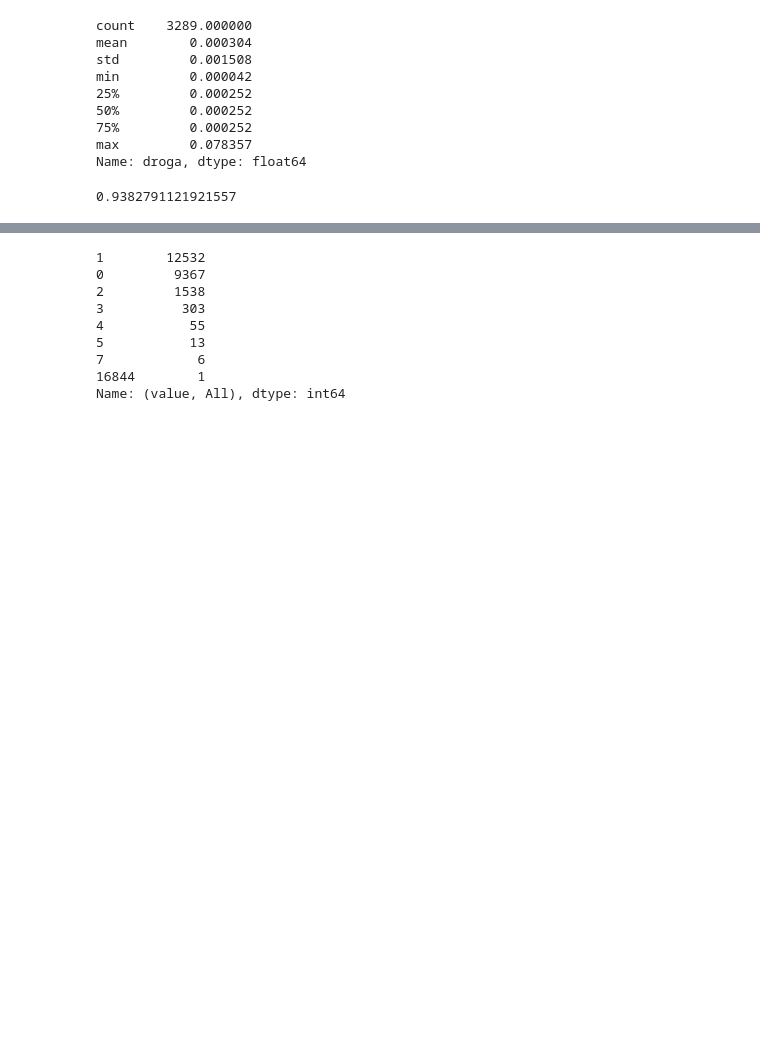
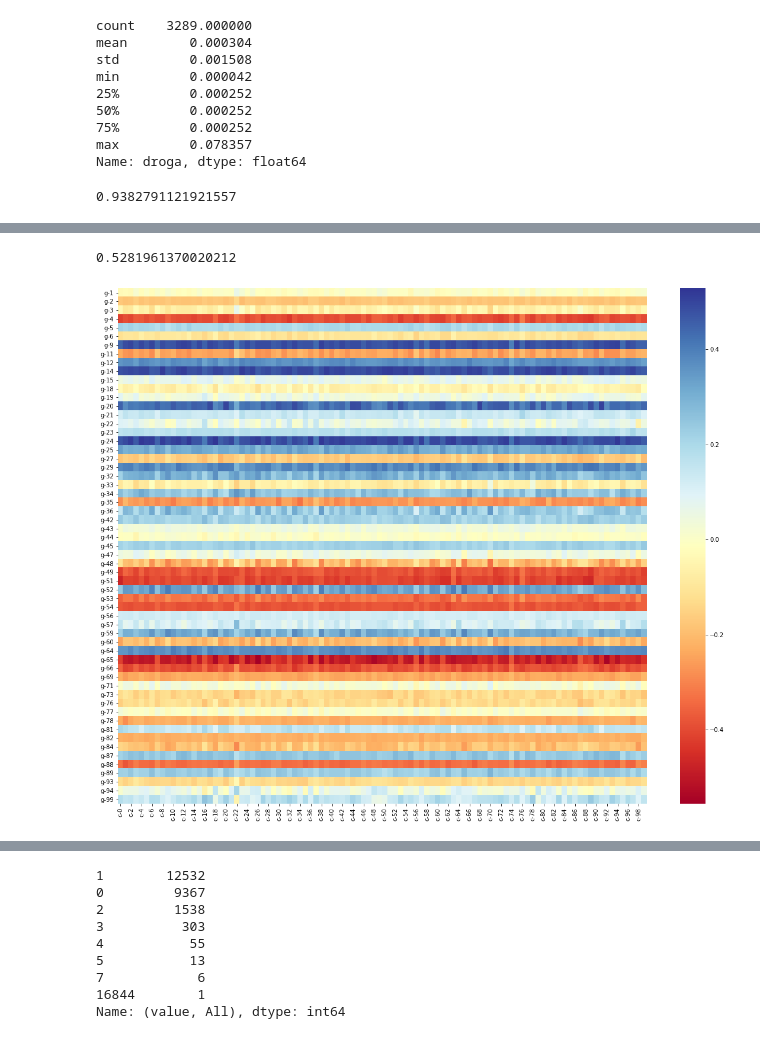
Before and after one commit to SrBisco/imersao-dados-desafio-final, a Jupyter notebook: Notebooks/primeira_analise.ipynb, the cells around one changed output, grey strips where cells are left out. Cells and saved outputs as stored; diff of their text form; code cells hidden in the pictures; blank space fills up the shorter version.

```diff
--- a/Notebooks/primeira_analise.ipynb
+++ b/Notebooks/primeira_analise.ipynb
@@ -94,0 +136,8 @@ qtde_droga[qtde_droga>=exp['droga'].value_counts(normalize=True).describe()['50%
+# %%
+plt.figure(figsize=(20,16))
+sns.heatmap(cor.loc[g,'c-0':'c-99'], cmap='RdYlBu')
+
+cor.loc[g,'c-0':'c-99'].max().max()
+# %% [output]
+0.5281961370020212
+[figure, added]
```
Also changed, not shown: parts of 23 cells of this notebook.
